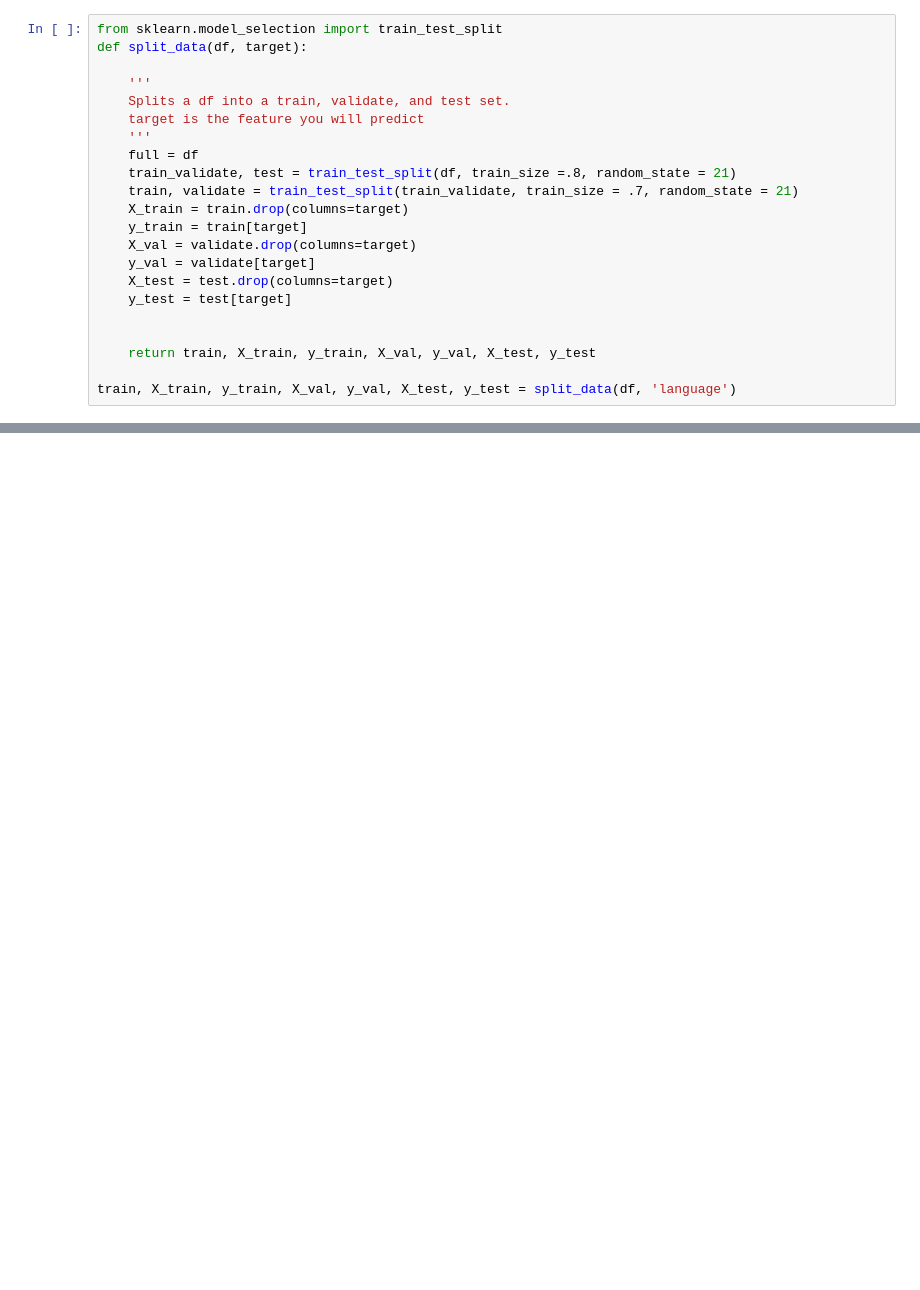
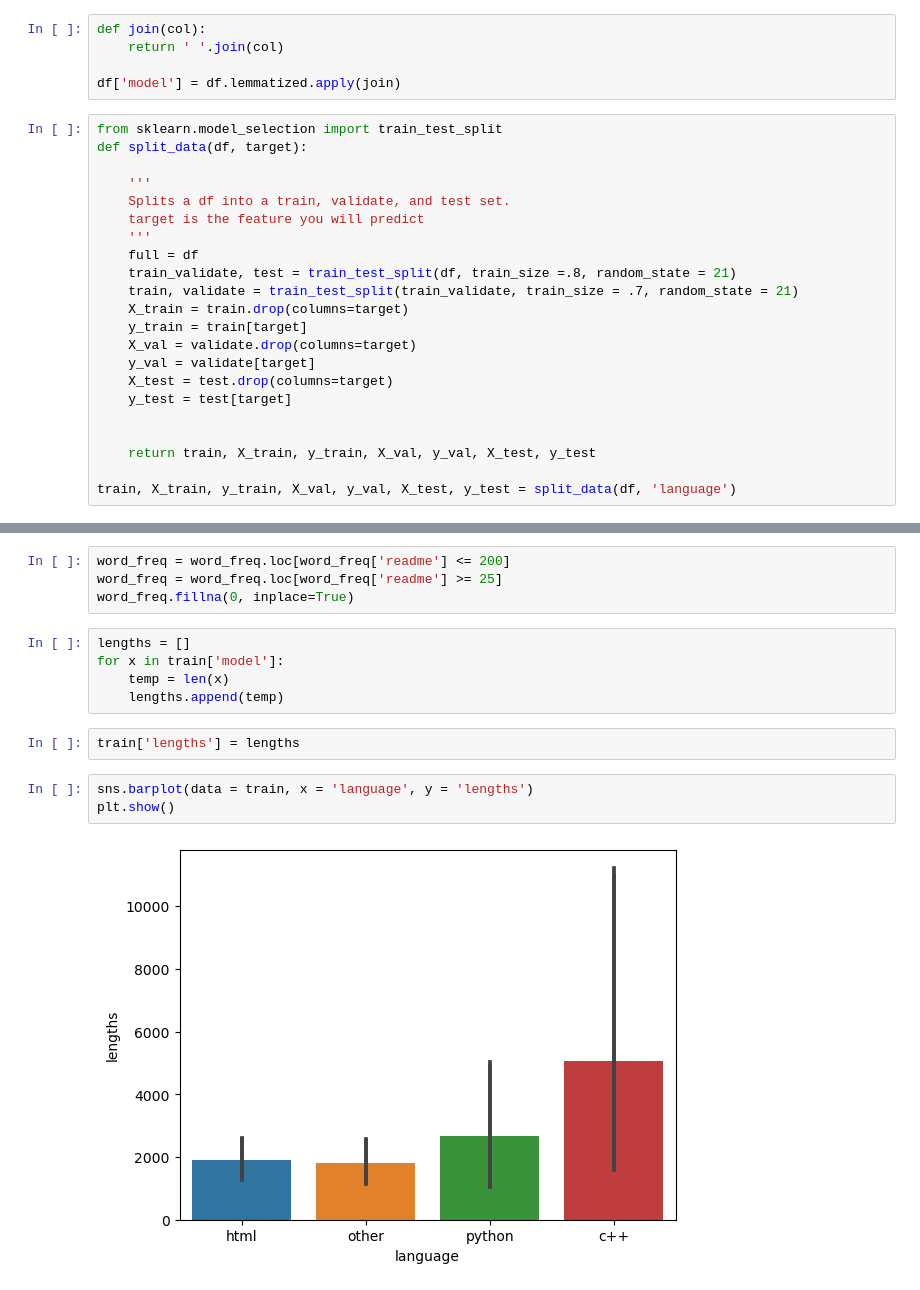
Before and after one commit to nlp-project-noether/nlp-project, a Jupyter notebook: bt_scratch.ipynb, the cells around one changed output, grey strips where cells are left out. Cells and saved outputs as stored; diff of their text form; blank space fills up the shorter version.

```diff
--- a/bt_scratch.ipynb
+++ b/bt_scratch.ipynb
@@ -210,3 +244,8 @@ df
+# %%
+def join(col):
+    return ' '.join(col)
+
+df['model'] = df.lemmatized.apply(join)
 # %%
 from sklearn.model_selection import train_test_split
 def split_data(df, target):
@@ -231,0 +321,16 @@ train, X_train, y_train, X_val, y_val, X_test, y_test = split_data(df, 'language
+# %%
+word_freq = word_freq.loc[word_freq['readme'] <= 200]
+word_freq = word_freq.loc[word_freq['readme'] >= 25]
+word_freq.fillna(0, inplace=True)
+# %%
+lengths = []
+for x in train['model']:
+    temp = len(x)
+    lengths.append(temp)
+# %%
+train['lengths'] = lengths
+# %%
+sns.barplot(data = train, x = 'language', y = 'lengths')
+plt.show()
+# %% [output]
+[figure, added]
```
Also changed, not shown: parts of 19 cells of this notebook.
